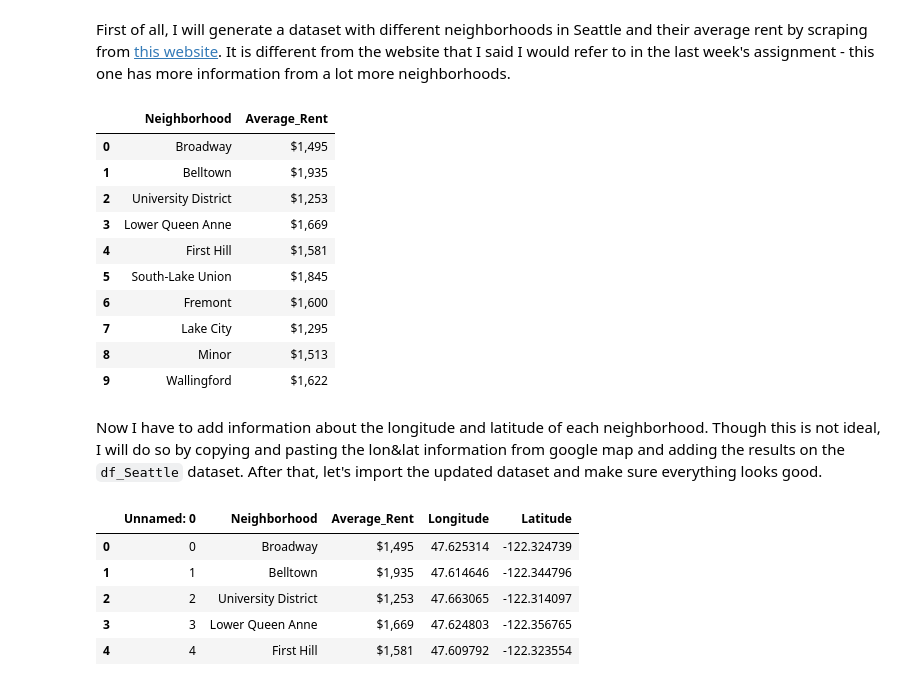
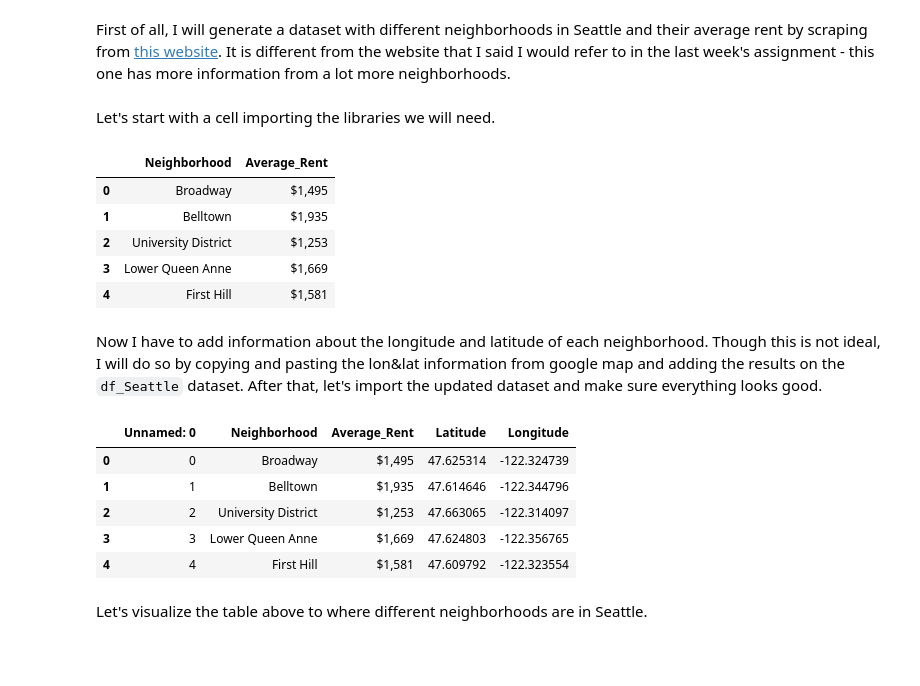
Before and after one commit to matakahas/IBM_capstone, a Jupyter notebook: Week4_Assignment.ipynb, the cells around one changed output. Cells and saved outputs as stored; diff of their text form; code cells hidden in the pictures; blank space fills up the shorter version.

```diff
--- a/Week4_Assignment.ipynb
+++ b/Week4_Assignment.ipynb
@@ -31,2 +31,4 @@ Downtown      | 2,119         | 2,301                | 47.60619289008479  | -122
 # %% [markdown]
 First of all, I will generate a dataset with different neighborhoods in Seattle and their average rent by scraping from [this website](https://www.zumper.com/rent-research/seattle-wa). It is different from the website that I said I would refer to in the last week's assignment - this one has more information from a lot more neighborhoods.
+# %% [markdown]
+Let's start with a cell importing the libraries we will need.
@@ -54,30 +60,26 @@ for i in range(len(tds)):
 # %%
 dat = {'Neighborhood':Neighborhoods, 'Average_Rent':Average_Rent}
 df_Seattle = pd.DataFrame(dat)
-df_Seattle.head(10)
+df_Seattle.head()
 # %% [output]
 |  | Neighborhood | Average_Rent |
 | 0 | Broadway | $1,495 |
 | 1 | Belltown | $1,935 |
 | 2 | University District | $1,253 |
 | 3 | Lower Queen Anne | $1,669 |
 | 4 | First Hill | $1,581 |
-| 5 | South-Lake Union | $1,845 |
-| 6 | Fremont | $1,600 |
-| 7 | Lake City | $1,295 |
-| 8 | Minor | $1,513 |
-| 9 | Wallingford | $1,622 |
 # %% [markdown]
 Now I have to add information about the longitude and latitude of each neighborhood. Though this is not ideal, I will do so by copying and pasting the lon&lat information from google map and adding the results on the `df_Seattle` dataset.
 After that, let's import the updated dataset and make sure everything looks good.
 # %%
 df_Seattle_lonlat = pd.read_csv('df_Seattle_lonlat.csv')
+df_Seattle_lonlat.head()
+# %% [output]
+|  | Unnamed: 0 | Neighborhood | Average_Rent | Latitude | Longitude |
+| 0 | 0 | Broadway | $1,495 | 47.625314 | -122.324739 |
+| 1 | 1 | Belltown | $1,935 | 47.614646 | -122.344796 |
+| 2 | 2 | University District | $1,253 | 47.663065 | -122.314097 |
+| 3 | 3 | Lower Queen Anne | $1,669 | 47.624803 | -122.356765 |
+| 4 | 4 | First Hill | $1,581 | 47.609792 | -122.323554 |
-# %%
-df_Seattle_lonlat.head()
-# %% [output]
-|  | Unnamed: 0 | Neighborhood | Average_Rent | Longitude | Latitude |
-| 0 | 0 | Broadway | $1,495 | 47.625314 | -122.324739 |
-| 1 | 1 | Belltown | $1,935 | 47.614646 | -122.344796 |
-| 2 | 2 | University District | $1,253 | 47.663065 | -122.314097 |
-| 3 | 3 | Lower Queen Anne | $1,669 | 47.624803 | -122.356765 |
-| 4 | 4 | First Hill | $1,581 | 47.609792 | -122.323554 |
+# %% [markdown]
+Let's visualize the table above to where different neighborhoods are in Seattle.
```
Also changed, not shown: parts of 12 cells of this notebook, 2 other files.
